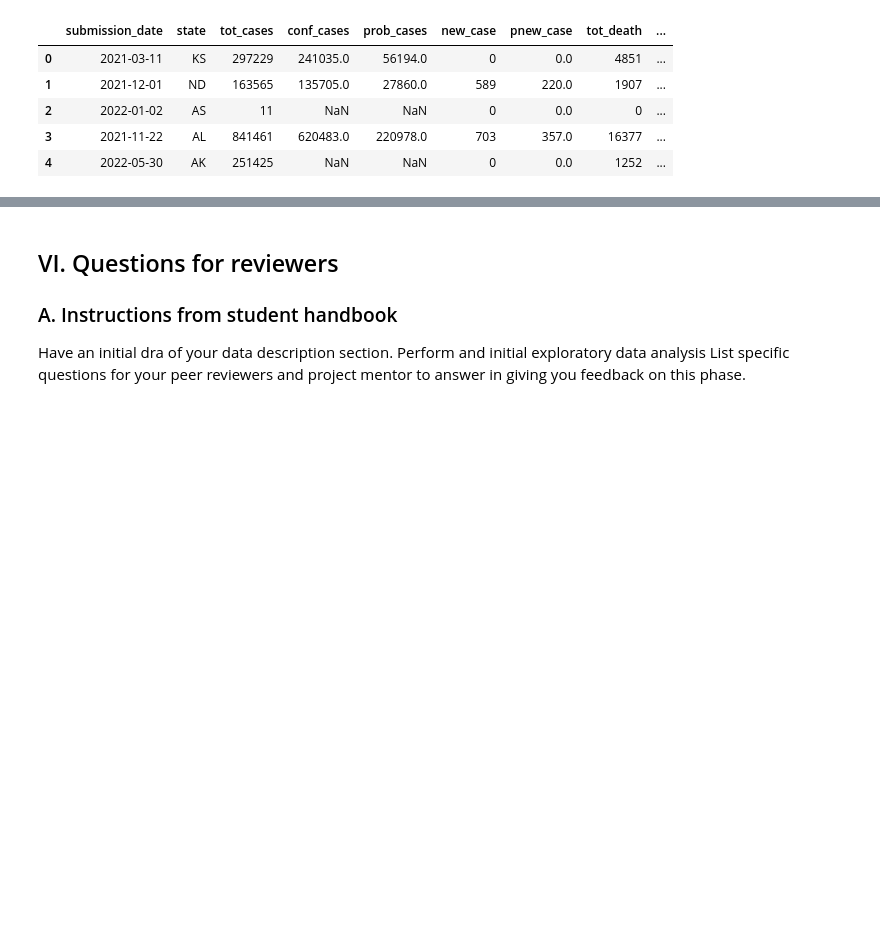
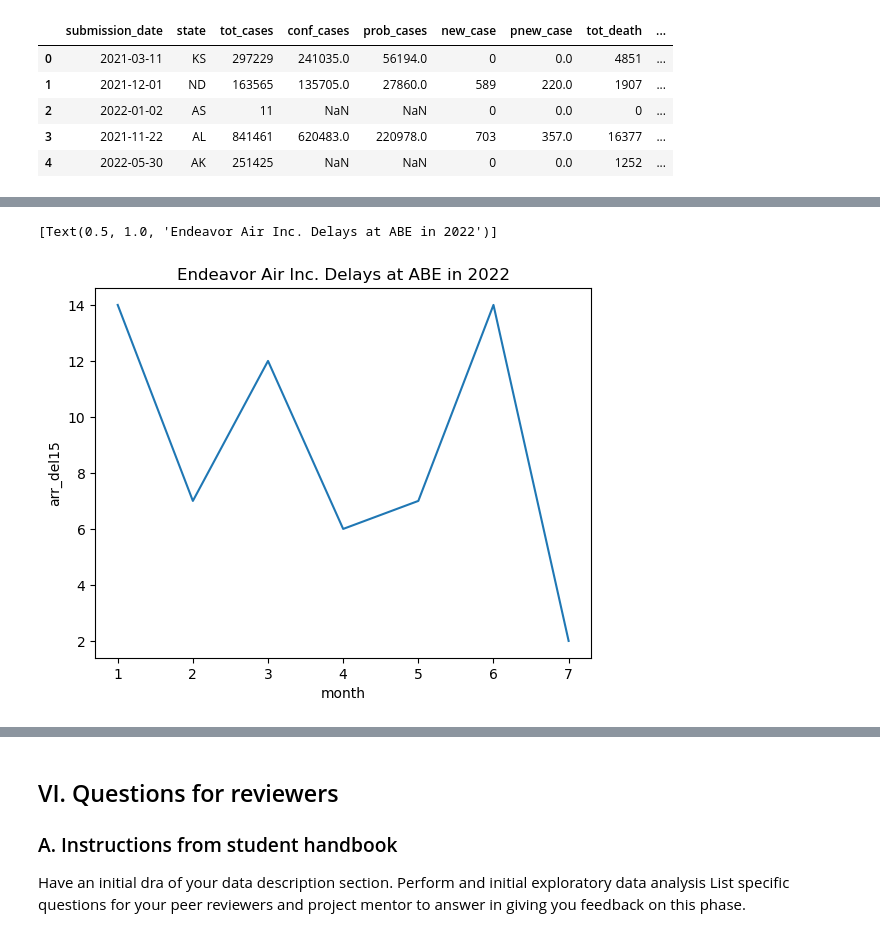
Before and after one commit to maddiklancher/2950Project, a Jupyter notebook: project2950-phase2.ipynb, the cells around one changed output, grey strips where cells are left out. Saved outputs shown, nothing was run; the diff lists cells and outputs as text; code cells hidden in the pictures; blank space fills up the shorter version.

Commit message:
combine maddi and my edits

```diff
--- a/project2950-phase2.ipynb
+++ b/project2950-phase2.ipynb
@@ -209,0 +143,6 @@ NameError: name 'df_covid_cleaned' is not defined
+# %%
+## MADDI
+seaborn.lineplot(data=Endeavor_ABE_22_df, x="month", y="arr_del15").set(title='Endeavor Air Inc. Delays at ABE in 2022')
+# %% [output]
+[Text(0.5, 1.0, 'Endeavor Air Inc. Delays at ABE in 2022')]
+[figure, added]
```
Also changed, not shown: parts of 26 cells of this notebook, 1 other file.
